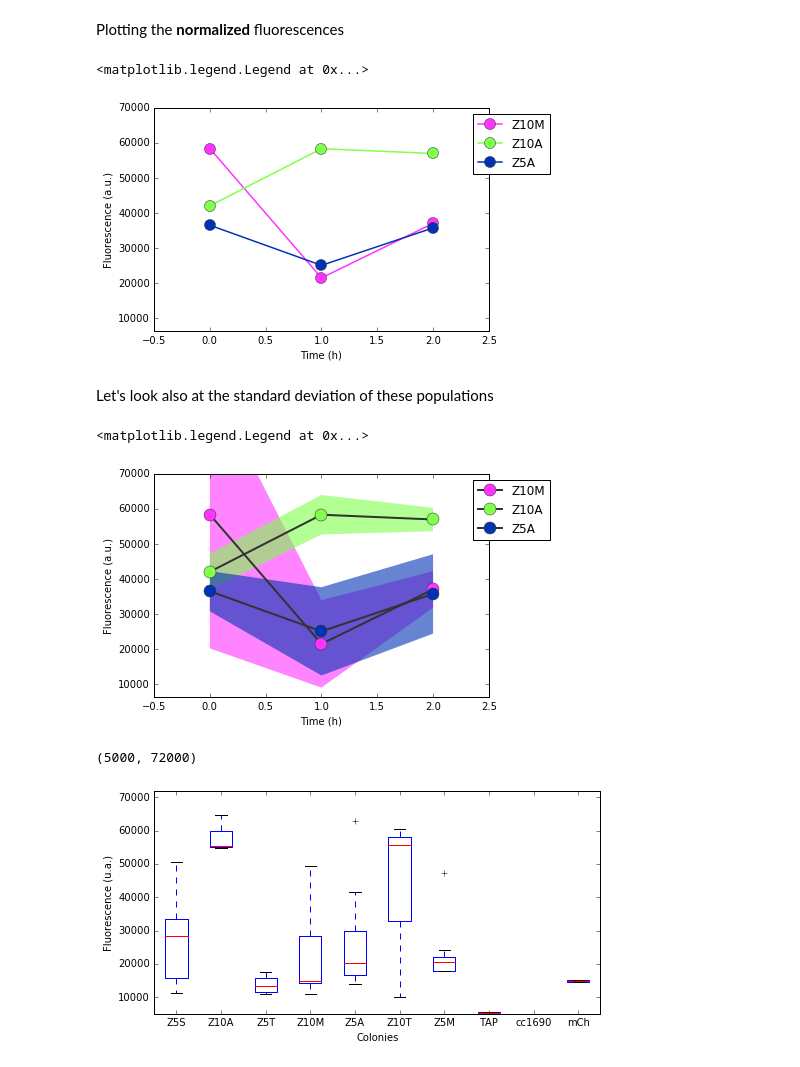
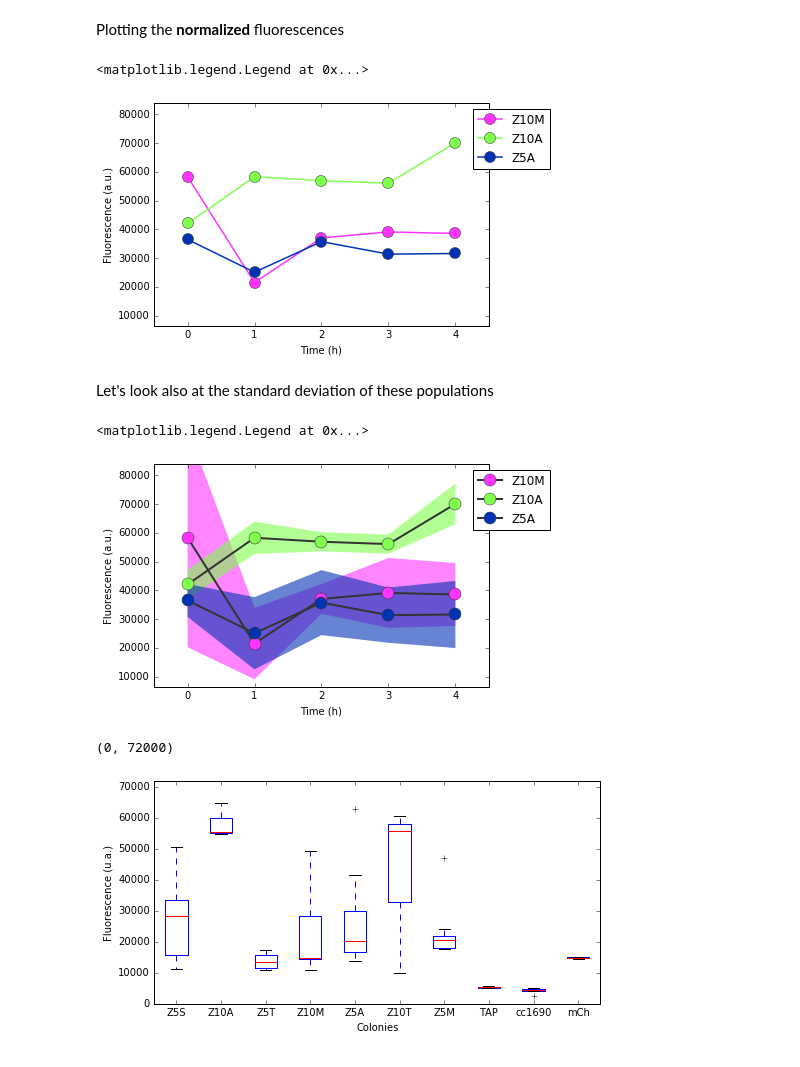
Before and after one commit to VandroiyLabs/modeliGEM2016, a Jupyter notebook: notebooks/Checking first batch of data.ipynb, the cells around one changed output. Drawn from its saved outputs; the diff is of its cells as text; code cells hidden in the pictures.

```diff
--- a/notebooks/Checking first batch of data.ipynb
+++ b/notebooks/Checking first batch of data.ipynb
@@ -132,25 +150,25 @@ Plotting the **normalized** fluorescences
 # %%
 experiment.plotMean("mCherry", ["Z10M","Z10A","Z5A"])
 
-pl.xlim(-0.5,2.5)
+pl.xlim(-0.5,4.5)
 pl.legend( numpoints = 1, bbox_to_anchor = (1.2,1.0))
 # %% [output]
 <matplotlib.legend.Legend at 0x...>
-[figure, old version]
+[figure, new version]
 # %% [markdown]
 Let's look also at the standard deviation of these populations
 # %%
 experiment.plotFuzzyMean("mCherry", ["Z10M","Z10A","Z5A"])
 
-pl.xlim(-0.5,2.5)
+pl.xlim(-0.5,4.5)
 pl.legend( numpoints = 1, bbox_to_anchor = (1.2,1.0))
 # %% [output]
 <matplotlib.legend.Legend at 0x...>
-[figure, old version]
+[figure, new version]
 # %%
 pl.figure( figsize=(8,4) )
 experiment.snapshotBoxWhiskers("mCherry", 1, showControl = True)
-pl.ylim(5000,72000)
+pl.ylim(0,72000)
 # %% [output]
-(5000, 72000)
+(0, 72000)
-[figure, old version]
+[figure, new version]
```
Also changed, not shown: parts of 9 cells of this notebook.
